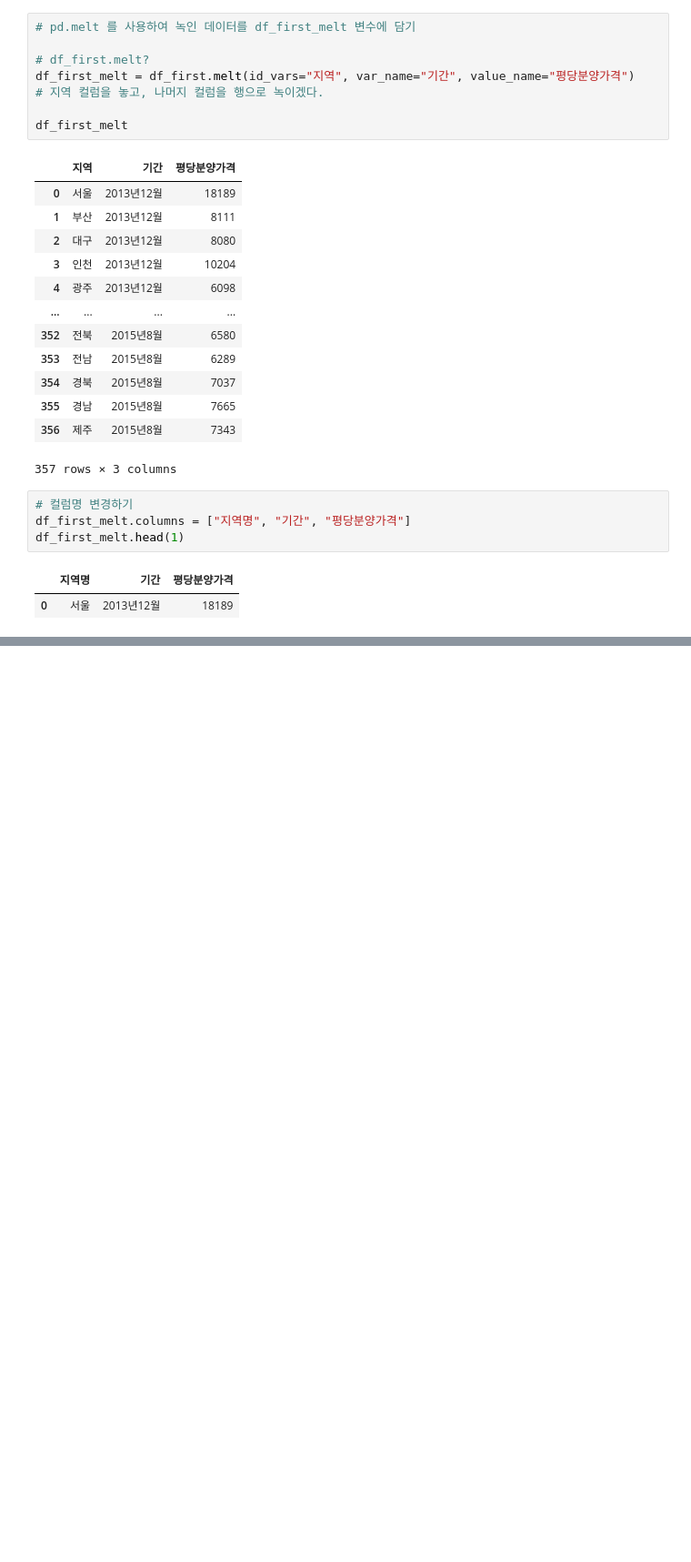
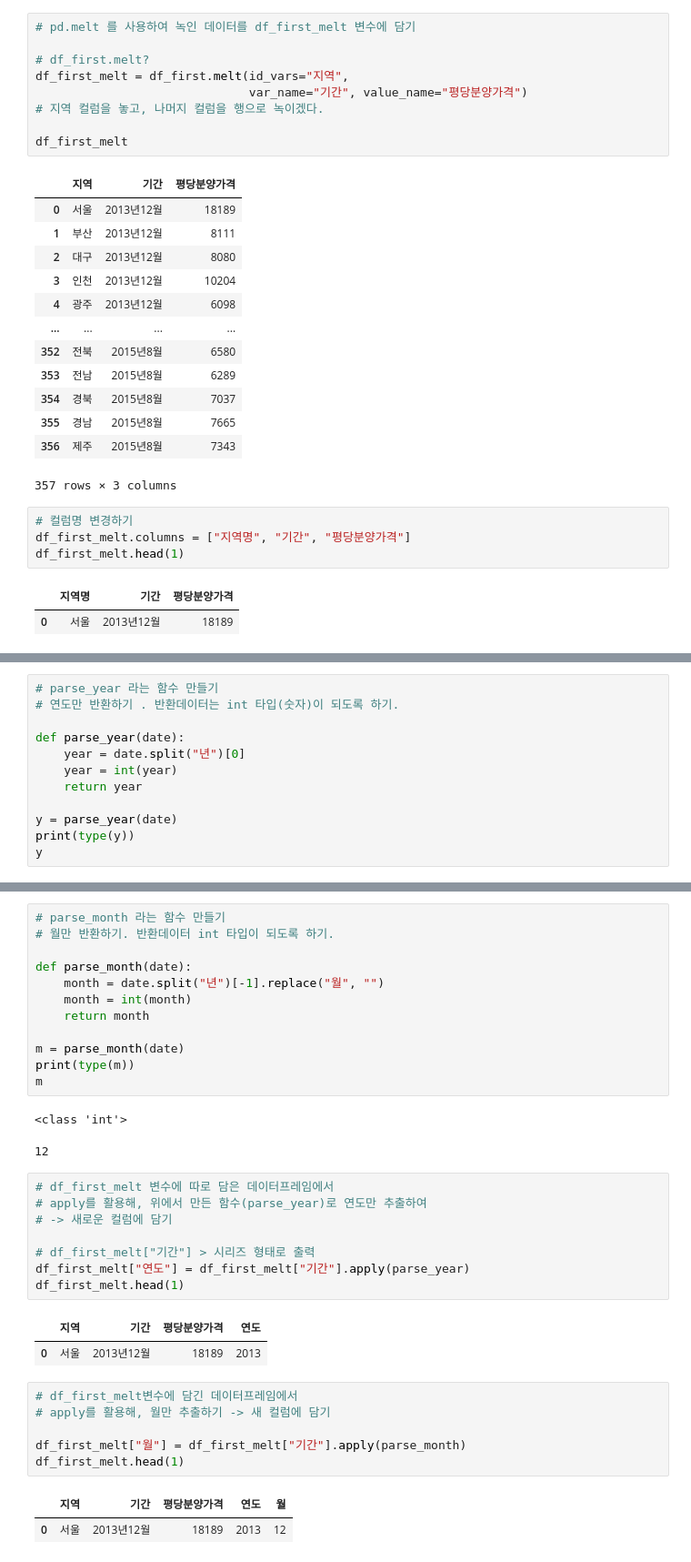
Before and after one commit to sookm/inflearn_lecture_opendata, a Jupyter notebook: 01-apt-price-input_210519.ipynb, the cells around one changed output, grey strips where cells are left out. Shown at 91% size. Saved outputs shown, nothing was run; the diff lists cells and outputs as text; blank space fills up the shorter version.

```diff
--- a/01-apt-price-input_210519.ipynb
+++ b/01-apt-price-input_210519.ipynb
@@ -885,7 +885,8 @@ from IPython.display import Image
 # pd.melt 를 사용하여 녹인 데이터를 df_first_melt 변수에 담기
 
 # df_first.melt?
-df_first_melt = df_first.melt(id_vars="지역", var_name="기간", value_name="평당분양가격")
+df_first_melt = df_first.melt(id_vars="지역",
+                              var_name="기간", value_name="평당분양가격")
 # 지역 컬럼을 놓고, 나머지 컬럼을 행으로 녹이겠다.
 
 df_first_melt
@@ -912,0 +933,12 @@ df_first_melt.head(1)
+# %%
+# parse_year 라는 함수 만들기
+# 연도만 반환하기 . 반환데이터는 int 타입(숫자)이 되도록 하기.
+
+def parse_year(date):
+    year = date.split("년")[0]
+    year = int(year)
+    return year
+
+y = parse_year(date)
+print(type(y))
+y
@@ -912,0 +953,35 @@ df_first_melt.head(1)
+# %%
+# parse_month 라는 함수 만들기
+# 월만 반환하기. 반환데이터 int 타입이 되도록 하기.
+
+def parse_month(date):
+    month = date.split("년")[-1].replace("월", "")
+    month = int(month)
+    return month
+
+m = parse_month(date)
+print(type(m))
+m
+# %% [output]
+<class 'int'>
+12
+# %%
+# df_first_melt 변수에 따로 담은 데이터프레임에서
+# apply를 활용해, 위에서 만든 함수(parse_year)로 연도만 추출하여
+# -> 새로운 컬럼에 담기
+
+# df_first_melt["기간"] > 시리즈 형태로 출력
+df_first_melt["연도"] = df_first_melt["기간"].apply(parse_year)
+df_first_melt.head(1)
+# %% [output]
+|  | 지역 | 기간 | 평당분양가격 | 연도 |
+| 0 | 서울 | 2013년12월 | 18189 | 2013 |
+# %%
+# df_first_melt변수에 담긴 데이터프레임에서
+# apply를 활용해, 월만 추출하기 -> 새 컬럼에 담기
+
+df_first_melt["월"] = df_first_melt["기간"].apply(parse_month)
+df_first_melt.head(1)
+# %% [output]
+|  | 지역 | 기간 | 평당분양가격 | 연도 | 월 |
+| 0 | 서울 | 2013년12월 | 18189 | 2013 | 12 |
```
Also changed, not shown: parts of 18 cells of this notebook, 2 other files.
